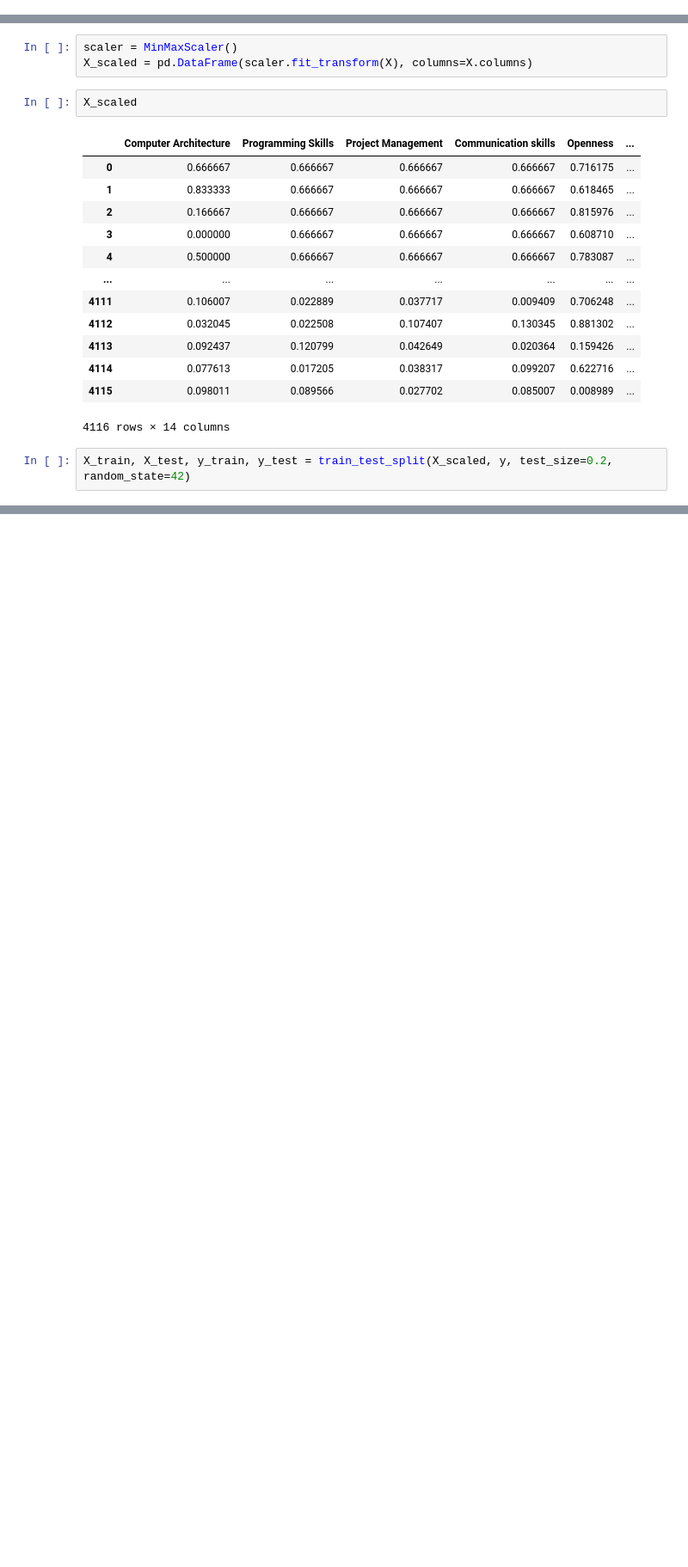
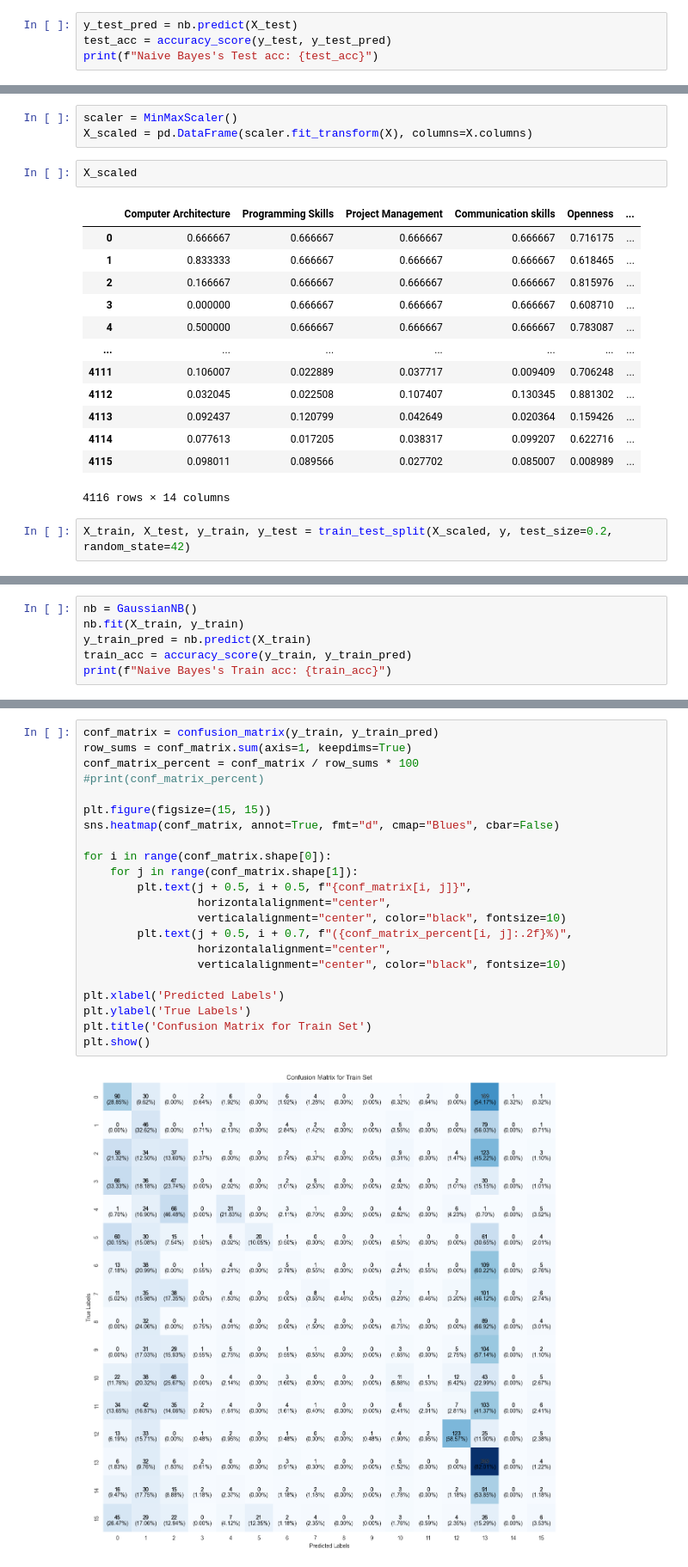
Before and after one commit to dilambestall/Student-Career-Prediction-System, a Jupyter notebook: notebooks/CareerMapping1/Naive Bayes.ipynb, the cells around one changed output, grey strips where cells are left out. Shown at 86% size. Saved outputs shown, nothing was run; the diff lists cells and outputs as text; blank space fills up the shorter version.

```diff
--- a/notebooks/CareerMapping1/Naive Bayes.ipynb
+++ b/notebooks/CareerMapping1/Naive Bayes.ipynb
@@ -100,0 +77,4 @@ plt.show()
+# %%
+y_test_pred = nb.predict(X_test)
+test_acc = accuracy_score(y_test, y_test_pred)
+print(f"Naive Bayes's Test acc: {test_acc}")
@@ -232,0 +236,6 @@ weighted avg       0.23      0.19      0.14       824
+# %%
+nb = GaussianNB()
+nb.fit(X_train, y_train)
+y_train_pred = nb.predict(X_train)
+train_acc = accuracy_score(y_train, y_train_pred)
+print(f"Naive Bayes's Train acc: {train_acc}")
@@ -232,0 +295,24 @@ weighted avg       0.23      0.19      0.14       824
+# %%
+conf_matrix = confusion_matrix(y_train, y_train_pred)
+row_sums = conf_matrix.sum(axis=1, keepdims=True)
+conf_matrix_percent = conf_matrix / row_sums * 100
+#print(conf_matrix_percent)
+
+plt.figure(figsize=(15, 15))
+sns.heatmap(conf_matrix, annot=True, fmt="d", cmap="Blues", cbar=False)
+
+for i in range(conf_matrix.shape[0]):
+    for j in range(conf_matrix.shape[1]):
+        plt.text(j + 0.5, i + 0.5, f"{conf_matrix[i, j]}",
+                 horizontalalignment="center",
+                 verticalalignment="center", color="black", fontsize=10)
+        plt.text(j + 0.5, i + 0.7, f"({conf_matrix_percent[i, j]:.2f}%)",
+                 horizontalalignment="center",
+                 verticalalignment="center", color="black", fontsize=10)
+
+plt.xlabel('Predicted Labels')
+plt.ylabel('True Labels')
+plt.title('Confusion Matrix for Train Set')
+plt.show()
+# %% [output]
+[figure, added]
```
Also changed, not shown: parts of 17 cells of this notebook, 31 other files.
